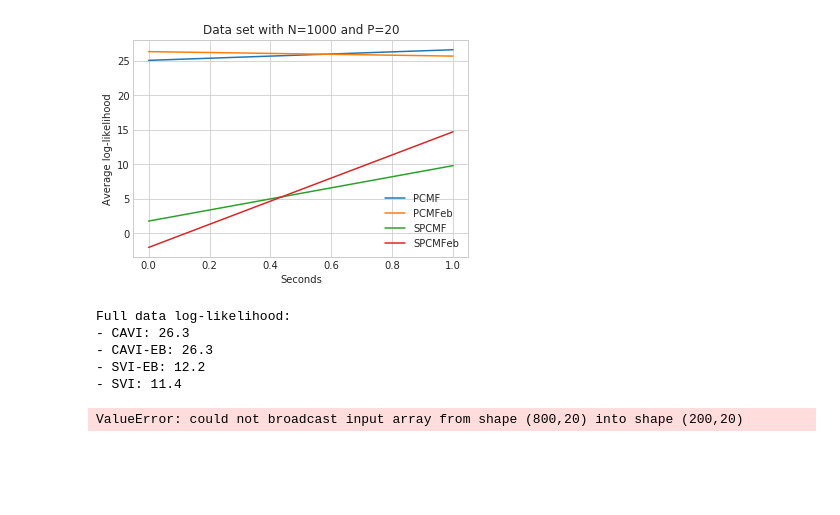
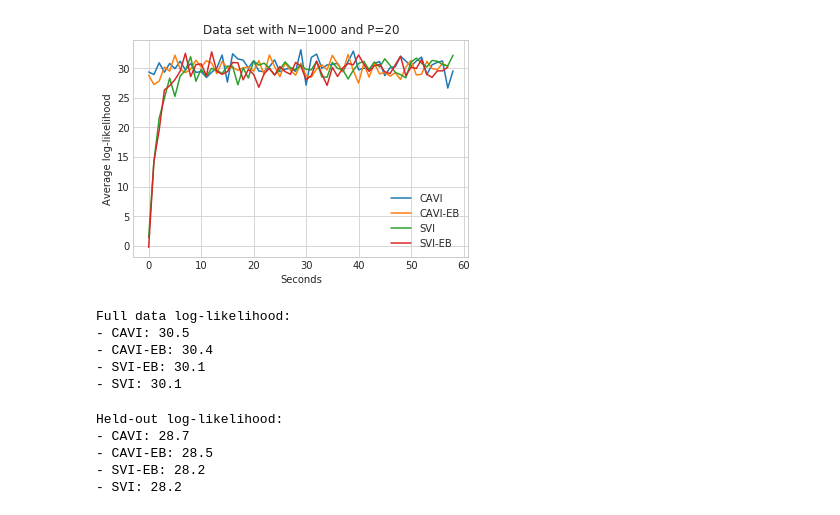
Before and after one commit to pedrofale/mpCMF, a Jupyter notebook: notebooks/CAVIvsSVI pCMF.ipynb, the cells around one changed output. Drawn from its saved outputs; the diff is of its cells as text; code cells hidden in the pictures; blank space fills up the shorter version.

```diff
--- a/notebooks/CAVIvsSVI pCMF.ipynb
+++ b/notebooks/CAVIvsSVI pCMF.ipynb
@@ -32,5 +32,5 @@ Y, D, X, R, V, U, clusters = utils.generate_data(N, P, K, C=C, zero_prob=z_p,
 
 Y_train, Y_test, U_train, U_test, c_train, c_test = train_test_split(Y, U.T, clusters, test_size=0.2, random_state=42)
 # %%
-T = 2.
+T = 60.
 S = 1.
@@ -113,15 +113,15 @@ Iteration 11/4000. Log-likelihood: 14.715. Elapsed: 2 seconds
 # %%
-plt.plot(pcmf_ll[1], label='PCMF')
-plt.plot(pcmfeb_ll[1], label='PCMFeb')
-plt.plot(pcmfsvi_ll[1], label='SPCMF')
-plt.plot(pcmfsvieb_ll[1], label='SPCMFeb')
+plt.plot(pcmf_ll[1], label='CAVI')
+plt.plot(pcmfeb_ll[1], label='CAVI-EB')
+plt.plot(pcmfsvi_ll[1], label='SVI')
+plt.plot(pcmfsvieb_ll[1], label='SVI-EB')
 plt.ylabel('Average log-likelihood')
 plt.xlabel('Seconds')
 plt.title('Data set with N={} and P={}'.format(N, P))
 plt.legend()
 plt.show()
 # %% [output]
-[figure, old version]
+[figure, new version]
 # %%
 pcmf_dll = utils.log_likelihood(Y_train, pcmf_U, pcmf_V, infpcmf.p)
 pcmfeb_dll = utils.log_likelihood(Y_train, pcmfeb_U, pcmfeb_V, infpcmfeb.p)
@@ -138,17 +138,17 @@ for score_tp in sorted_scores[1:]:
     print('- {0}: {1:.3}'.format(score_tp[0], score_tp[1]))
 # %% [output]
 Full data log-likelihood:
-- CAVI: 26.3
-- CAVI-EB: 26.3
-- SVI-EB: 12.2
-- SVI: 11.4
+- CAVI: 30.5
+- CAVI-EB: 30.4
+- SVI-EB: 30.1
+- SVI: 30.1
 # %%
 pcmf_holl = infpcmf.predictive_ll(Y_test)
 pcmfeb_holl = infpcmfeb.predictive_ll(Y_test)
 pcmfsvi_holl = infpcmfsvi.predictive_ll(Y_test)
 pcmfsvieb_holl = infpcmfsvieb.predictive_ll(Y_test)
 
-scores = {'SVI': pcmfsvi_holl, 'CAVI-EB': pcmfeb_holl, 'SVI-EB': pcmfsvieb_holl, 'CAVI': pcmf_v}
+scores = {'SVI': pcmfsvi_holl, 'CAVI-EB': pcmfeb_holl, 'SVI-EB': pcmfsvieb_holl, 'CAVI': pcmf_holl}
 
 sorted_scores = sorted(scores.items(), key=operator.itemgetter(1), reverse=True)
 
@@ -157,4 +157,8 @@ print('\033[1m- {0}: {1:.3}\033[0m'.format(sorted_scores[0][0], sorted_scores[0]
 for score_tp in sorted_scores[1:]:
     print('- {0}: {1:.3}'.format(score_tp[0], score_tp[1]))
 # %% [output]
-ValueError: could not broadcast input array from shape (800,20) into shape (200,20)
+Held-out log-likelihood:
+- CAVI: 28.7
+- CAVI-EB: 28.5
+- SVI-EB: 28.2
+- SVI: 28.2
```
Also changed, not shown: parts of 9 cells of this notebook, 2 other files.
